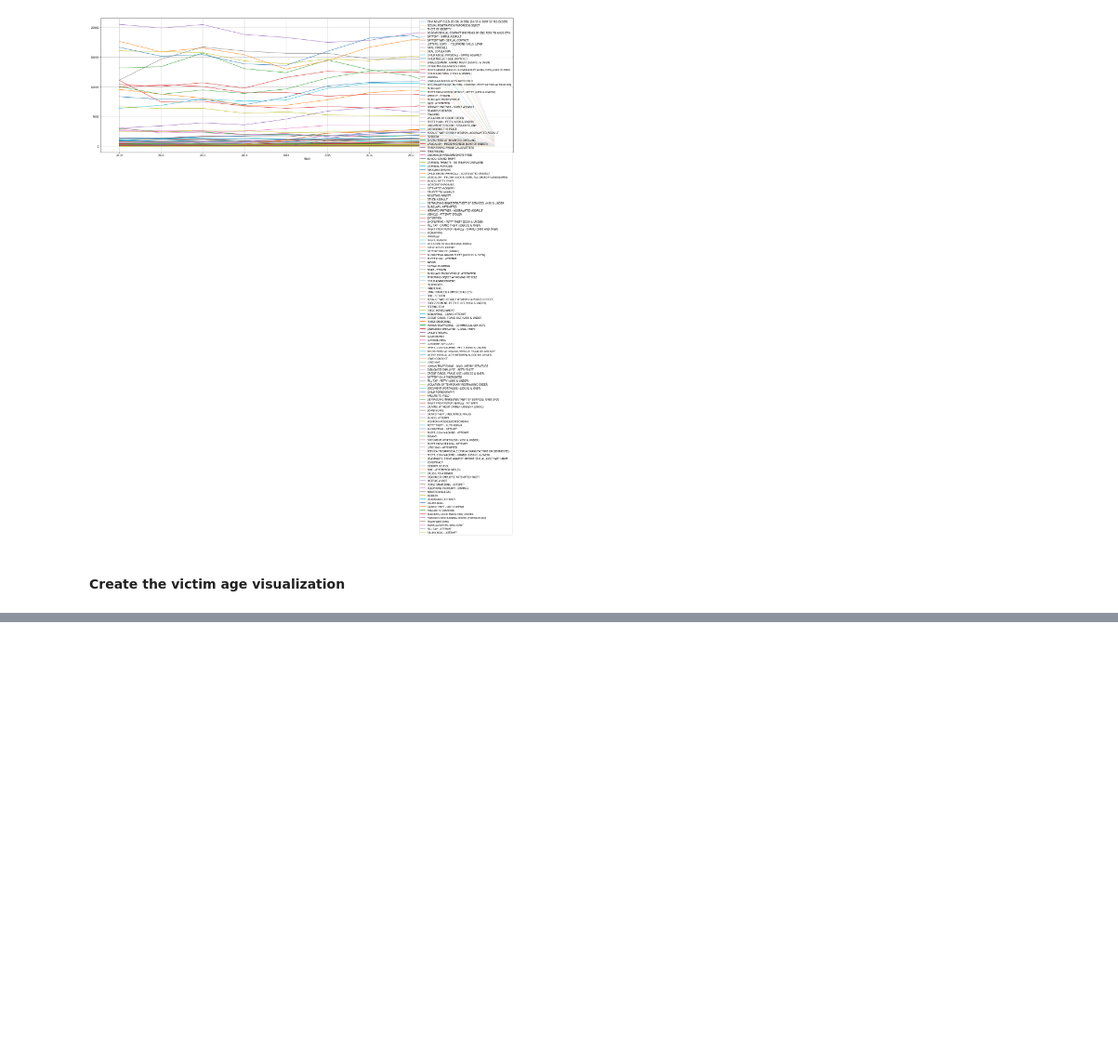
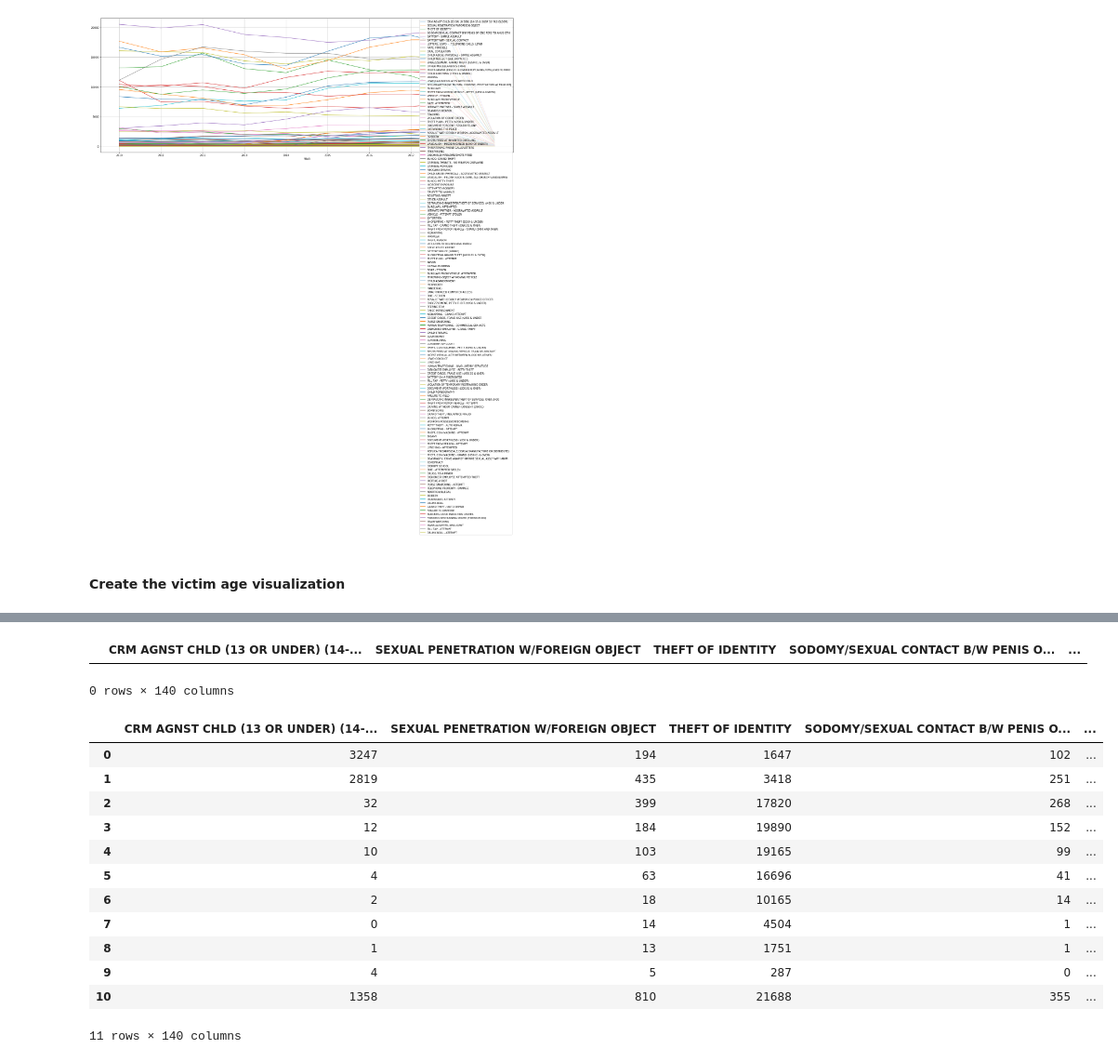
Before and after one commit to LuciferDN/Projects, a Jupyter notebook: Final Project.ipynb, the cells around one changed output, grey strips where cells are left out. Shown at 93% size. Drawn from its saved outputs; the diff is of its cells as text; code cells hidden in the pictures; blank space fills up the shorter version.

```diff
--- a/Final Project.ipynb
+++ b/Final Project.ipynb
@@ -186,0 +263,2 @@ age_crime = age_crime[pd.notnull(crime['Victim Age'])]
+# %%
+crime_type.append("Victim Age")
@@ -186,0 +267,5 @@ age_crime = age_crime[pd.notnull(crime['Victim Age'])]
+# %%
+victim_age_crime
+# %% [output]
+|  | CRM AGNST CHLD (13 OR UNDER) (14-... | SEXUAL PENETRATION W/FOREIGN OBJECT | THEFT OF IDENTITY | SODOMY/SEXUAL CONTACT B/W PENIS O... | ... |
+0 rows × 140 columns
@@ -186,0 +282,16 @@ age_crime = age_crime[pd.notnull(crime['Victim Age'])]
+# %%
+victim_age_crime
+# %% [output]
+|  | CRM AGNST CHLD (13 OR UNDER) (14-... | SEXUAL PENETRATION W/FOREIGN OBJECT | THEFT OF IDENTITY | SODOMY/SEXUAL CONTACT B/W PENIS O... | ... |
+| 0 | 3247 | 194 | 1647 | 102 | ... |
+| 1 | 2819 | 435 | 3418 | 251 | ... |
+| 2 | 32 | 399 | 17820 | 268 | ... |
+| 3 | 12 | 184 | 19890 | 152 | ... |
+| 4 | 10 | 103 | 19165 | 99 | ... |
+| 5 | 4 | 63 | 16696 | 41 | ... |
+| 6 | 2 | 18 | 10165 | 14 | ... |
+| 7 | 0 | 14 | 4504 | 1 | ... |
+| 8 | 1 | 13 | 1751 | 1 | ... |
+| 9 | 4 | 5 | 287 | 0 | ... |
+| 10 | 1358 | 810 | 21688 | 355 | ... |
+11 rows × 140 columns
```
Also changed, not shown: parts of 10 cells of this notebook.
